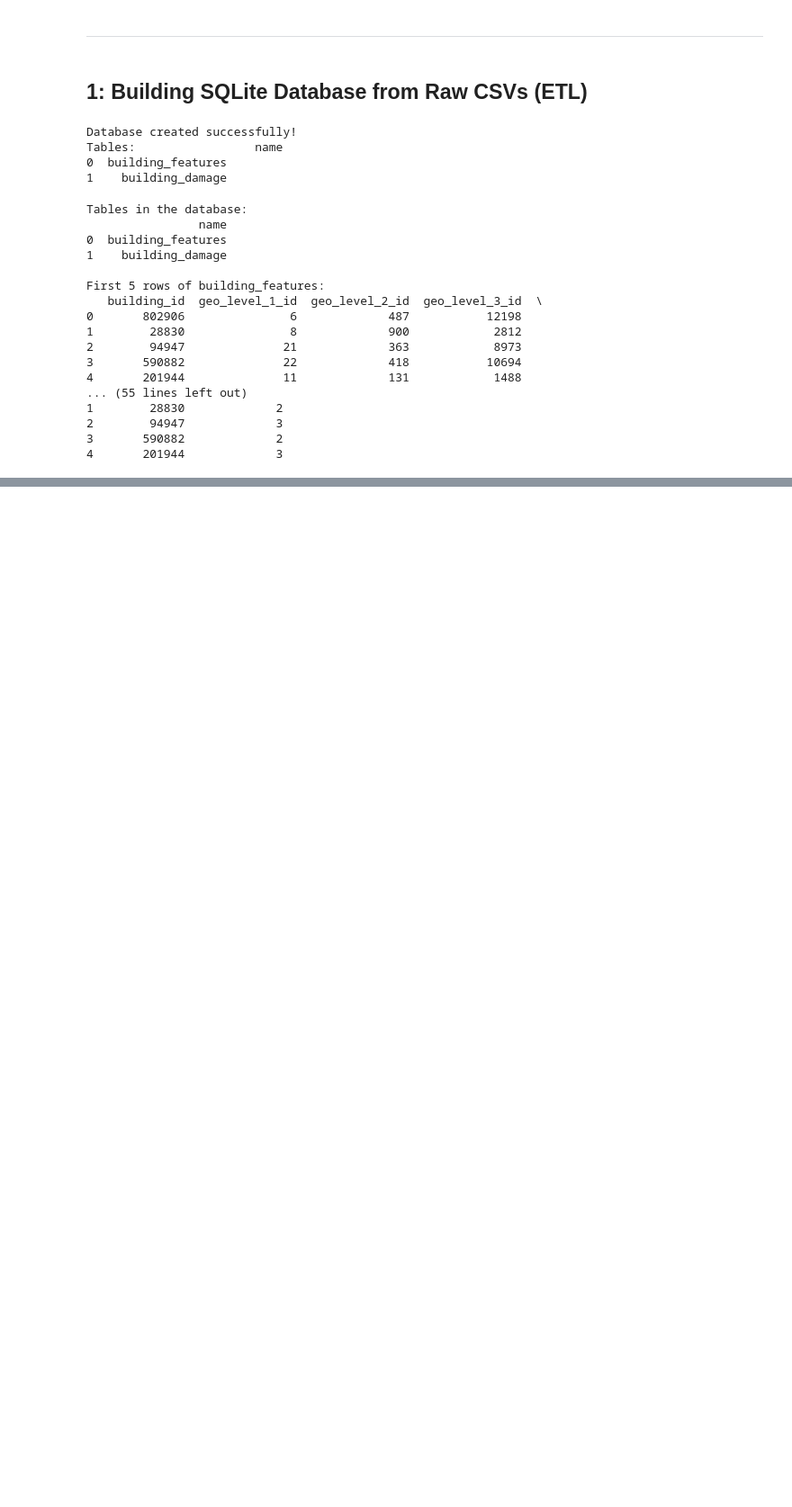
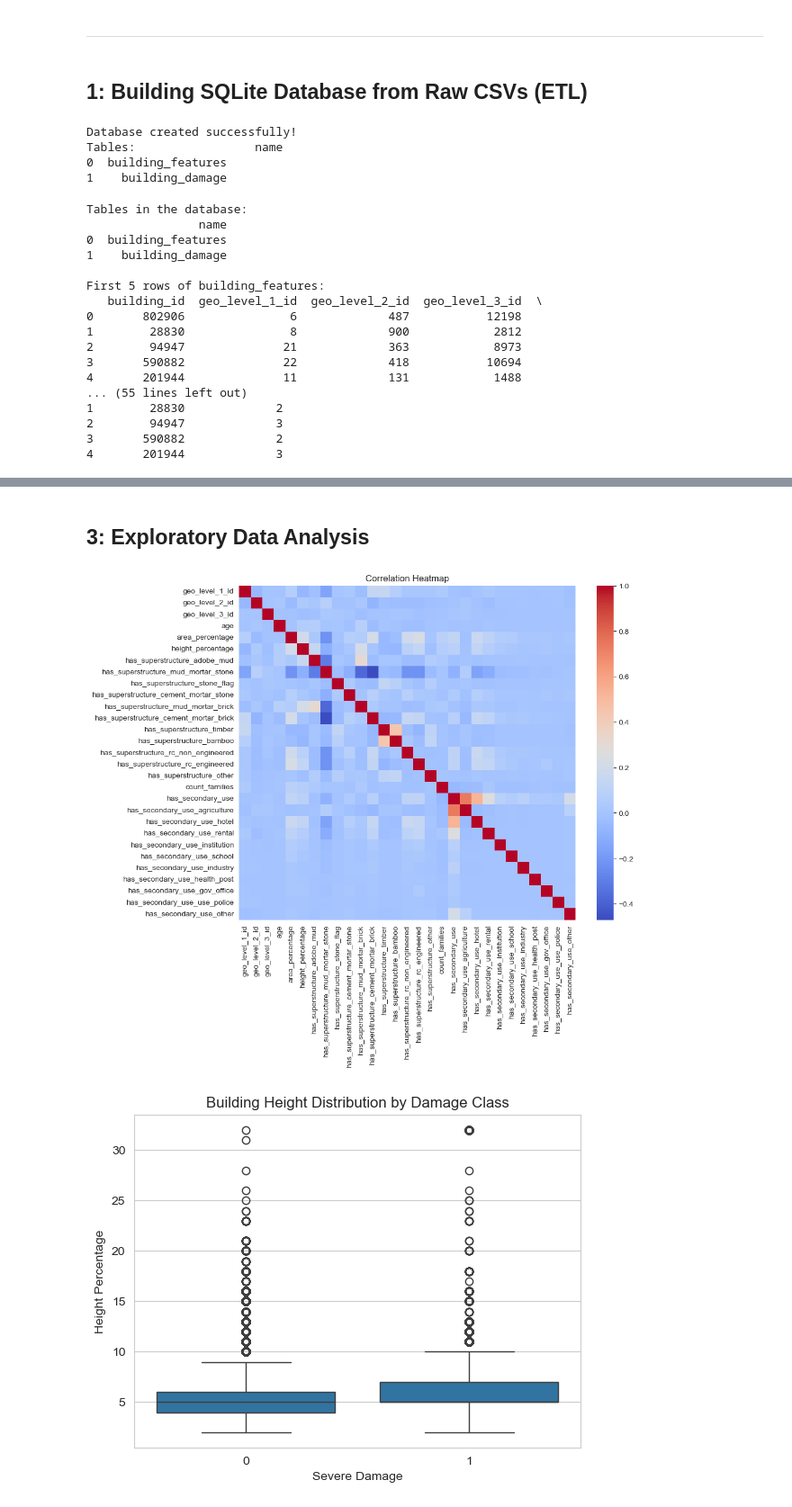
Before and after one commit to AJ-MH/Data-Science-Machine-Learning, a Jupyter notebook: nepal-earthquake-damage-prediction/nepal_earthquake_building_damage_prediction.ipynb, the cells around one changed output, grey strips where cells are left out. Shown at 90% size. Saved outputs shown, nothing was run; the diff lists cells and outputs as text; code cells hidden in the pictures; blank space fills up the shorter version.

```diff
--- a/nepal-earthquake-damage-prediction/nepal_earthquake_building_damage_prediction.ipynb
+++ b/nepal-earthquake-damage-prediction/nepal_earthquake_building_damage_prediction.ipynb
@@ -96,0 +133,35 @@ First 5 rows of building_features:
+# %% [markdown]
+## 3: Exploratory Data Analysis
+# %%
+# Correlation heatmap (numeric features only)
+numeric_cols = df.select_dtypes("number").drop(columns="severe_damage").columns
+correlation = df[numeric_cols].corr()
+plt.figure(figsize=(10, 8))
+sns.heatmap(correlation, annot=False, cmap="coolwarm")
+plt.title("Correlation Heatmap")
+plt.show()
+
+# Boxplot: height vs severe damage
+sns.boxplot(x="severe_damage", y="height_percentage", data=df)
+plt.xlabel("Severe Damage")
+plt.ylabel("Height Percentage")
+plt.title("Building Height Distribution by Damage Class")
+plt.show()
+
+# Class balance
+df["severe_damage"].value_counts(normalize=True).plot(
+    kind="bar", xlabel="Class", ylabel="Relative Frequency",
+    title="Class Balance (Severe Damage = 1)"
+)
+plt.show()
+
+# Foundation type pivot (example categorical insight)
+foundation_pivot = pd.pivot_table(
+    df, index="foundation_type", values="severe_damage", aggfunc="mean"
+).sort_values(by="severe_damage")
+foundation_pivot.plot(kind="barh")
+plt.title("Severe Damage Rate by Foundation Type")
+plt.show()
+# %% [output]
+[figure, added]
+[figure, added]
```
Also changed, not shown: parts of 4 cells of this notebook.
